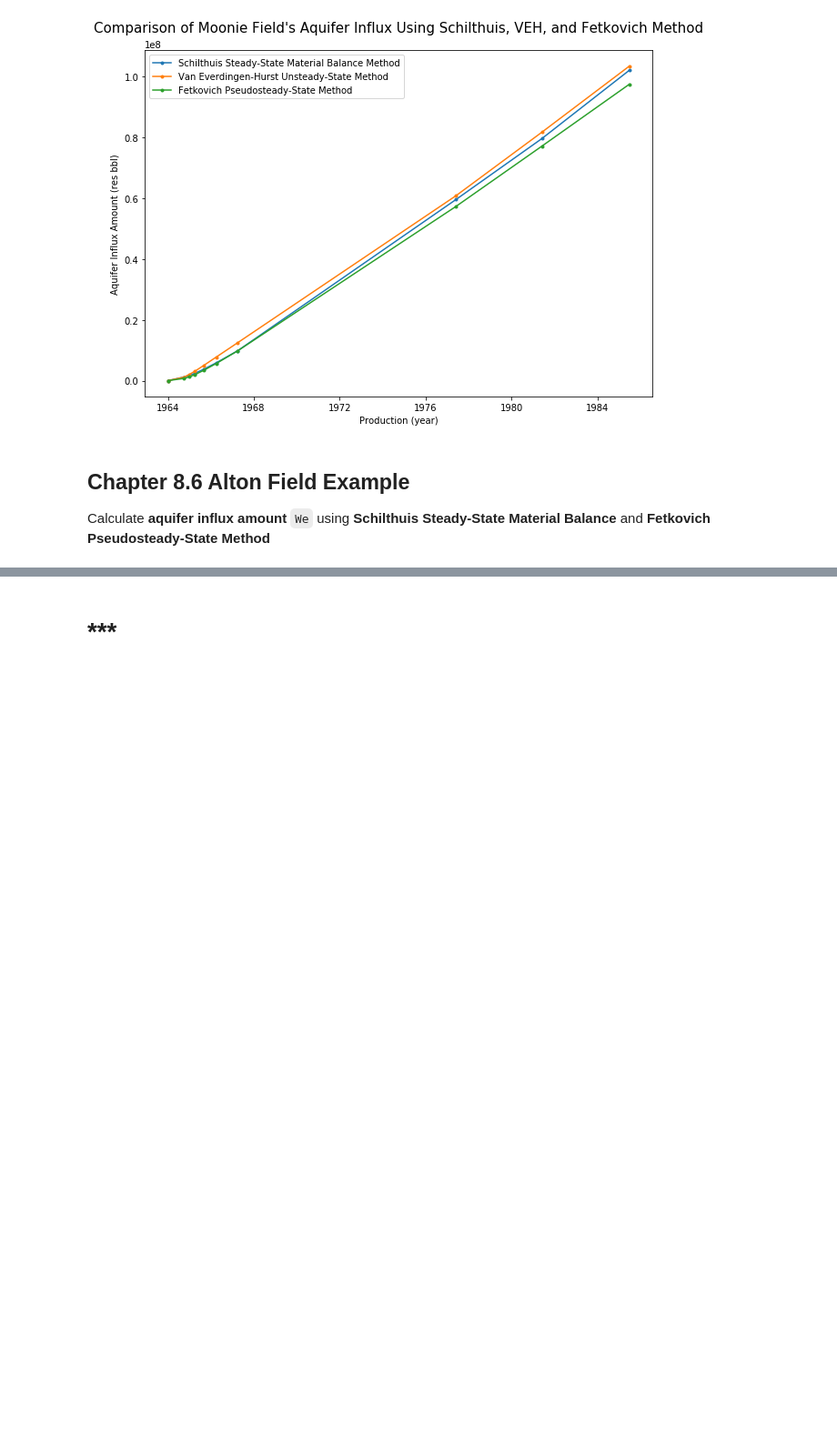
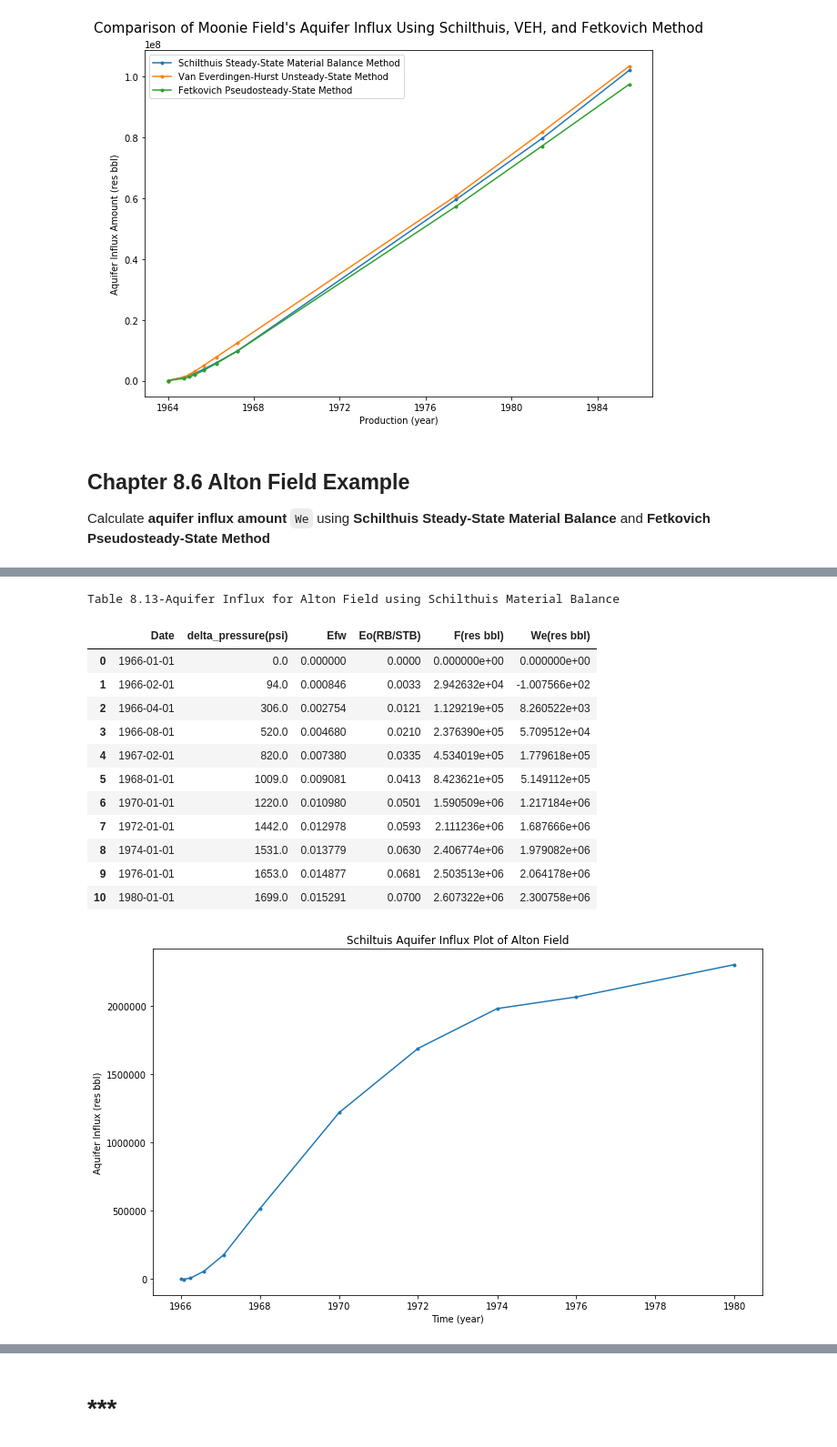
Before and after one commit to yohanesnuwara/reservoir-engineering, a Jupyter notebook: Unit 8 Aquifer Influx/notebook/8_examples.ipynb, the cells around one changed output, grey strips where cells are left out. Shown at 91% size. Cells and saved outputs as stored; diff of their text form; code cells hidden in the pictures; blank space fills up the shorter version.

```diff
--- a/Unit 8 Aquifer Influx/notebook/8_examples.ipynb
+++ b/Unit 8 Aquifer Influx/notebook/8_examples.ipynb
@@ -44,7 +44,8 @@ def influx_matbalance_undersaturated(pressure, Bw, Wp, Np, Bo, Nfoi, cf, cw, swi
   delta_pressure = pressure - pressure[0]
   delta_pressure = np.abs(delta_pressure)
 
-  Efw = ((4E-06 + (3E-06 * 0.48)) / (1 - 0.48)) * delta_pressure
+  # Efw = ((4E-06 + (3E-06 * 0.48)) / (1 - 0.48)) * delta_pressure
+  Efw = ((cf + (cw * swi)) / (1 - swi)) * delta_pressure
 
   We = (Bw * Wp) + F - (Nfoi * Eo) - ((Nfoi * Boi) * Efw)
 
@@ -876,43 +872,70 @@ alton
 
 "Converting to Panda datetime"
 
 # time data in format: 01 January 1964
 
-data2['t'] =  pd.to_datetime(data2['t'], format='%d %B %Y') # format check web: https://strftime.org/
-data2 # already converted to YYYY-MM-DD
+alton['t'] =  pd.to_datetime(alton['t'], format='%d %B %Y') # format check web: https://strftime.org/
+alton # already converted to YYYY-MM-DD
 
-"Subtracting datetimes to get time differences (how many days) IN INTEGER"
+# "Subtracting datetimes to get time differences (how many days) IN INTEGER"
 
-diff = [j-i for i, j in zip(data2.t[:-1], data2.t[1:])]
+timedata = alton.t
+
+diff = [j-i for i, j in zip(timedata[:-1], timedata[1:])]
 diff = np.array(diff)
 
 # convert datetime format to integer
 diffr_arr = []
 for k in range(len(diff)):
   diffr = diff[k] / np.timedelta64(1,'D')
   diffr_arr.append(float(diffr))
 
 # append 0 to the first index of numpy
 diffr_arr = np.append([0], diffr_arr) # now diff has same dimension with time data (a)
 
 "Calculate We"
 
-pressure = np.array(data2.p)
-Np = np.array(data2.Np)
-Wp = np.array(data2.Wp)
-Bo = np.array(data2.Bo)
+pressure = np.array(alton.p)
+Np = np.array(alton.Np)
+Wp = np.array(alton.Wp)
+Bo = np.array(alton.Bo)
 
 "Material Balance"
+
+# Bw = 1.02
+
+# calculate water FVF (Bw)
+import os, sys
+sys.path.append('/content/reservoir-engineering/Unit 2 Review of Rock and Fluid Properties/functions')
+from waterfvf import waterfvf
+Bw = waterfvf(alton.p, temp)
 
 # call function
 delta_pressure, Efw, Eo, F, We_schiltuis, We_rate = influx_matbalance_undersaturated(pressure, Bw, Wp, Np, Bo, Nfoi, cf, cw, swi, Boi, diffr_arr)
 
-# plot We_rate vs delta_pressure
-plt.plot(delta_pressure, We_rate, '.')
-plt.xlabel('delta_pressure (psi)'); plt.ylabel('We_rate (RB/D)')
-plt.title('Schiltuis Aquifer Influx Plot of Moonie Field')
+# plot We vs time
+plt.figure(figsize=(12, 7))
+plt.plot(alton.t, We_schiltuis, '.-')
+plt.xlabel('Time (year)'); plt.ylabel('Aquifer Influx (res bbl)')
+plt.title('Schiltuis Aquifer Influx Plot of Alton Field')
 
 # result in table
-schiltuis = pd.DataFrame({"Date": data2.t, "delta_pressure(psi)": delta_pressure, "Efw": Efw, "Eo(RB/STB)": Eo, "F(res bbl)": F, "We(res bbl)": We_schiltuis, "We_rate(RB/D)": We_rate})
+schiltuis = pd.DataFrame({"Date": alton.t, "delta_pressure(psi)": delta_pressure, "Efw": Efw, "Eo(RB/STB)": Eo, "F(res bbl)": F, "We(res bbl)": We_schiltuis})
 schiltuis = schiltuis.fillna(0) # replace NaN with zero
+print("Table 8.13-Aquifer Influx for Alton Field using Schilthuis Material Balance")
 schiltuis
+# %% [output]
+Table 8.13-Aquifer Influx for Alton Field using Schilthuis Material Balance
+|  | Date | delta_pressure(psi) | Efw | Eo(RB/STB) | F(res bbl) | We(res bbl) |
+| 0 | 1966-01-01 | 0.0 | 0.000000 | 0.0000 | 0.000000e+00 | 0.000000e+00 |
+| 1 | 1966-02-01 | 94.0 | 0.000846 | 0.0033 | 2.942632e+04 | -1.007566e+02 |
+| 2 | 1966-04-01 | 306.0 | 0.002754 | 0.0121 | 1.129219e+05 | 8.260522e+03 |
+| 3 | 1966-08-01 | 520.0 | 0.004680 | 0.0210 | 2.376390e+05 | 5.709512e+04 |
+| 4 | 1967-02-01 | 820.0 | 0.007380 | 0.0335 | 4.534019e+05 | 1.779618e+05 |
+| 5 | 1968-01-01 | 1009.0 | 0.009081 | 0.0413 | 8.423621e+05 | 5.149112e+05 |
+| 6 | 1970-01-01 | 1220.0 | 0.010980 | 0.0501 | 1.590509e+06 | 1.217184e+06 |
+| 7 | 1972-01-01 | 1442.0 | 0.012978 | 0.0593 | 2.111236e+06 | 1.687666e+06 |
+| 8 | 1974-01-01 | 1531.0 | 0.013779 | 0.0630 | 2.406774e+06 | 1.979082e+06 |
+| 9 | 1976-01-01 | 1653.0 | 0.014877 | 0.0681 | 2.503513e+06 | 2.064178e+06 |
+| 10 | 1980-01-01 | 1699.0 | 0.015291 | 0.0700 | 2.607322e+06 | 2.300758e+06 |
+[figure, added]
```
Also changed, not shown: parts of 5 cells of this notebook.
